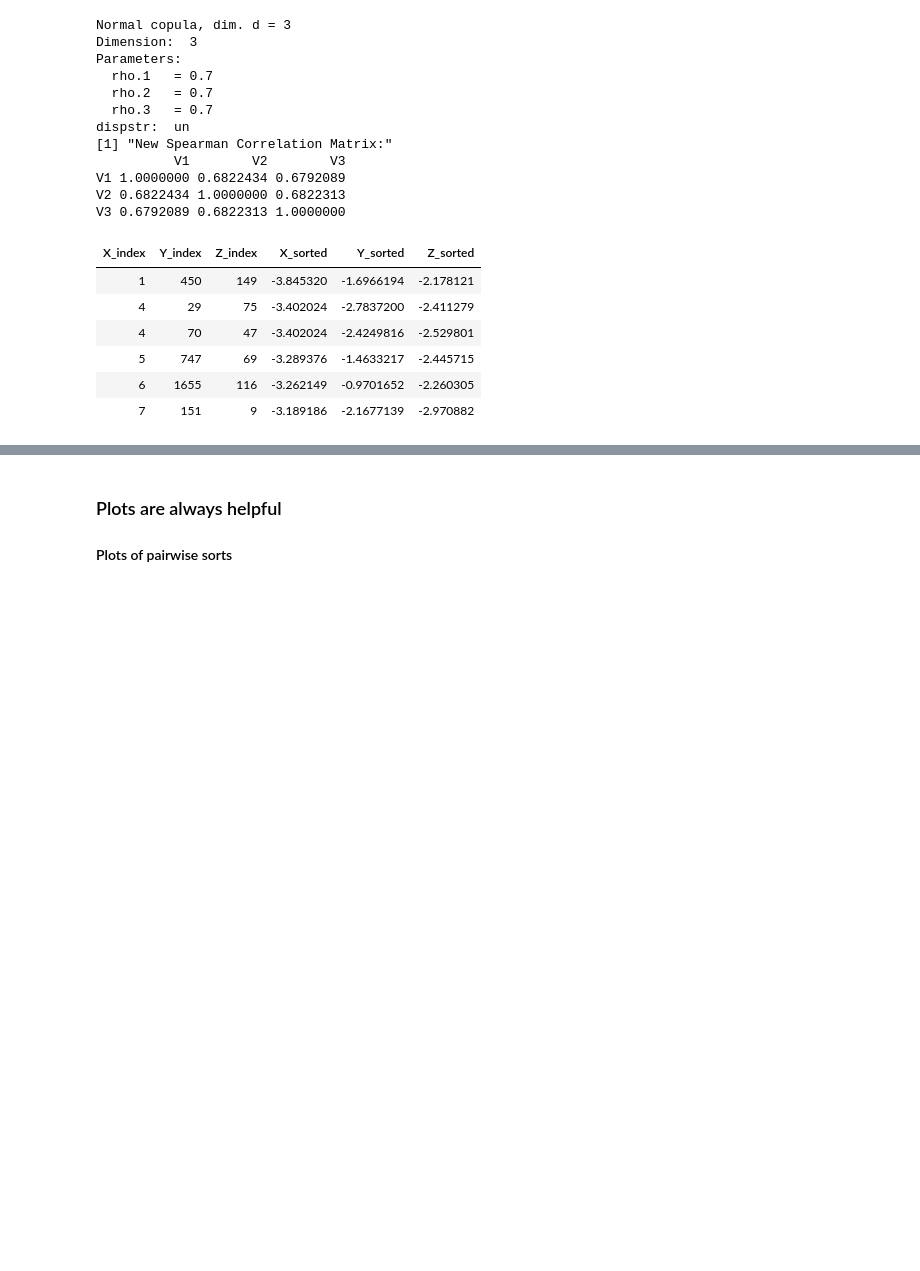
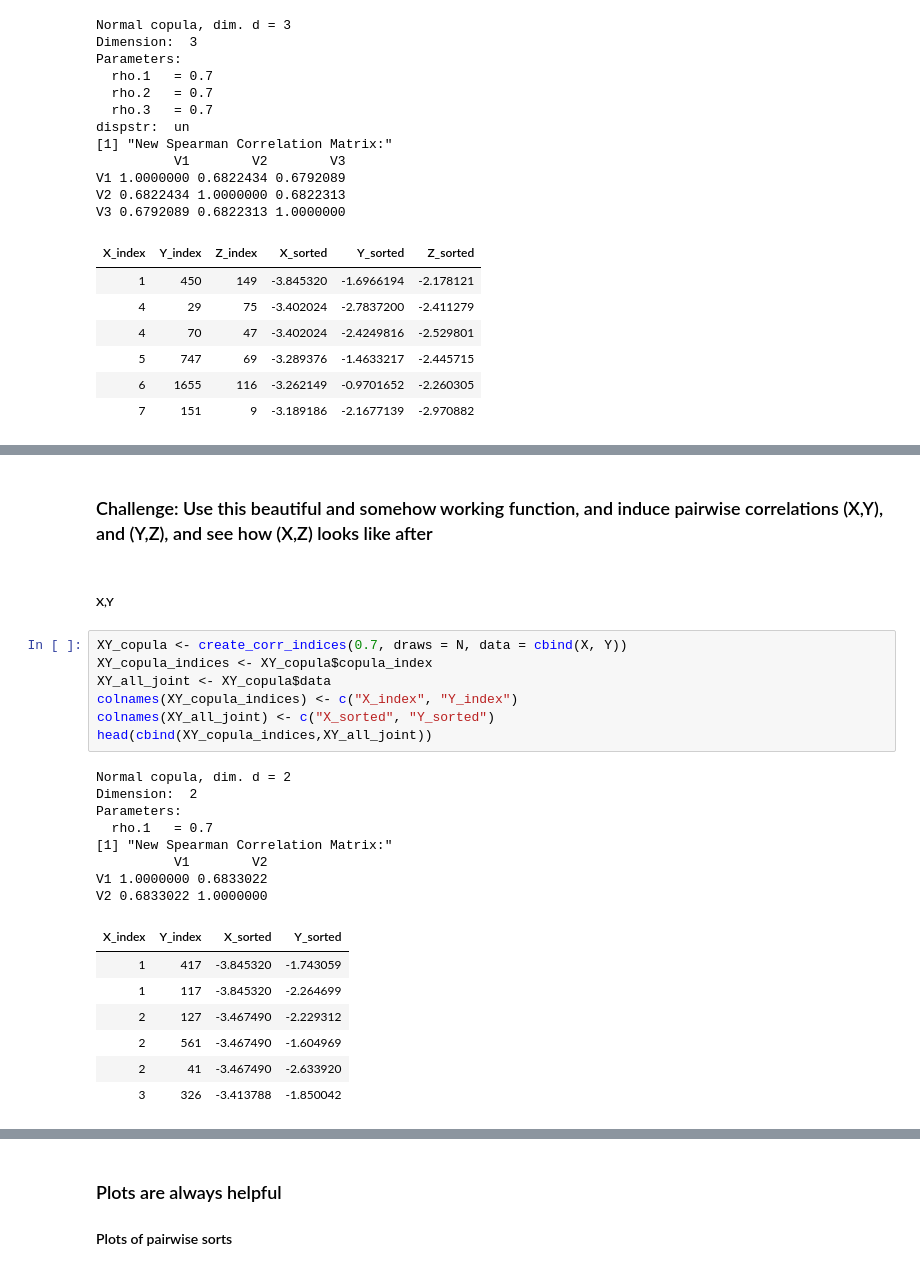
Before and after one commit to sadatnfs/copula, a Jupyter notebook: copula_sorting/testing_copula_for_higher_dims.ipynb, the cells around one changed output, grey strips where cells are left out. Drawn from its saved outputs; the diff is of its cells as text; blank space fills up the shorter version.

```diff
--- a/copula_sorting/testing_copula_for_higher_dims.ipynb
+++ b/copula_sorting/testing_copula_for_higher_dims.ipynb
@@ -173,0 +190,27 @@ V3 0.6792089 0.6822313 1.0000000
+# %% [markdown]
+### Challenge: Use this beautiful and somehow working function, and induce pairwise correlations (X,Y), and (Y,Z), and see how (X,Z) looks like after
+# %% [markdown]
+##### X,Y
+# %%
+XY_copula <- create_corr_indices(0.7, draws = N, data = cbind(X, Y))
+XY_copula_indices <- XY_copula$copula_index
+XY_all_joint <- XY_copula$data
+colnames(XY_copula_indices) <- c("X_index", "Y_index")
+colnames(XY_all_joint) <- c("X_sorted", "Y_sorted")
+head(cbind(XY_copula_indices,XY_all_joint))
+# %% [output]
+Normal copula, dim. d = 2
+Dimension:  2
+Parameters:
+  rho.1   = 0.7
+[1] "New Spearman Correlation Matrix:"
+          V1        V2
+V1 1.0000000 0.6833022
+V2 0.6833022 1.0000000
+| X_index | Y_index | X_sorted | Y_sorted |
+| 1 | 417 | -3.845320 | -1.743059 |
+| 1 | 117 | -3.845320 | -2.264699 |
+| 2 | 127 | -3.467490 | -2.229312 |
+| 2 | 561 | -3.467490 | -1.604969 |
+| 2 | 41 | -3.467490 | -2.633920 |
+| 3 | 326 | -3.413788 | -1.850042 |
```
Also changed, not shown: parts of 17 cells of this notebook.
